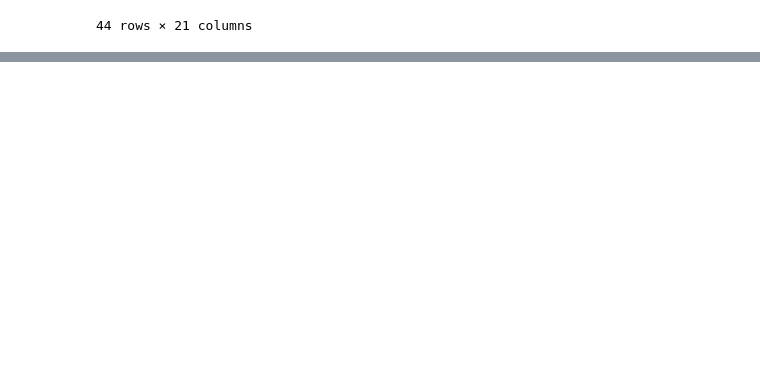
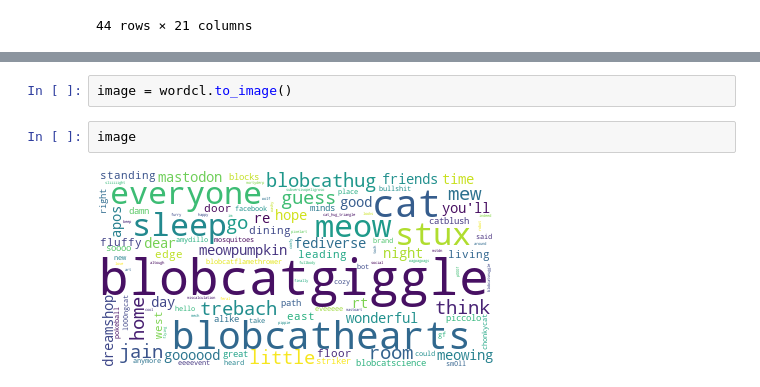
Before and after one commit to Jeren-A/Developing-interfaces-for-social-network-experiments, a Jupyter notebook: sandbox.ipynb, the cells around one changed output, grey strips where cells are left out. Drawn from its saved outputs; the diff is of its cells as text; blank space fills up the shorter version.

```diff
--- a/sandbox.ipynb
+++ b/sandbox.ipynb
@@ -288,0 +321,6 @@ pure.account(149988)
+# %%
+image = wordcl.to_image()
+# %%
+image
+# %% [output]
+[figure, added]
```
Also changed, not shown: parts of 6 cells of this notebook, 2 other files.
